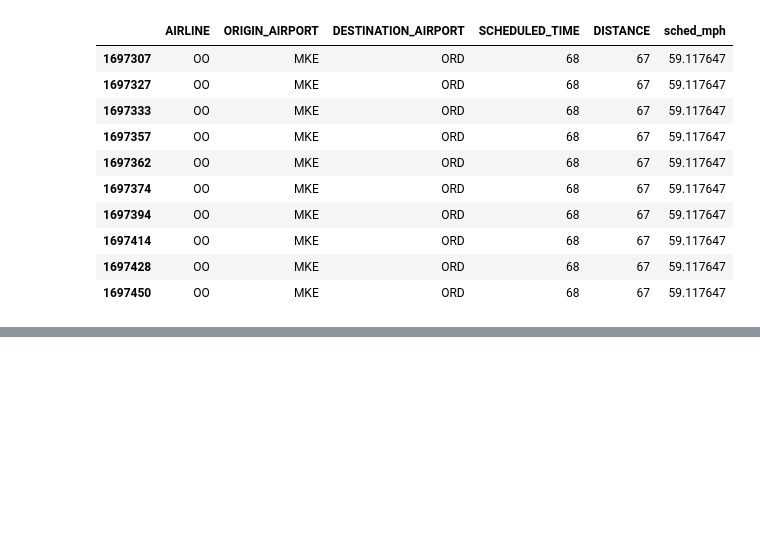
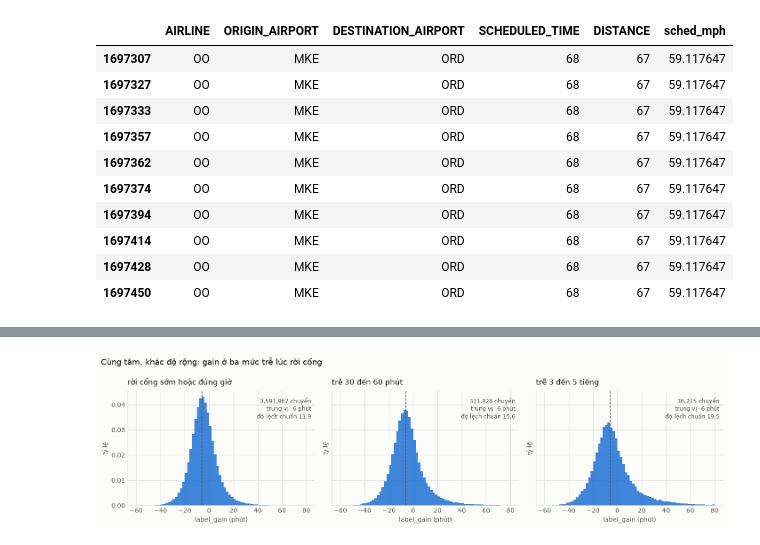
Before and after one commit to YN2TB/Supervised_learning_pipeline_spark, a Jupyter notebook: notebooks/feature_distributions.ipynb, the cells around one changed output, grey strips where cells are left out. Cells and saved outputs as stored; diff of their text form; code cells hidden in the pictures; blank space fills up the shorter version.

```diff
--- a/notebooks/feature_distributions.ipynb
+++ b/notebooks/feature_distributions.ipynb
@@ -276 +313,17 @@ label_gain < -60: 278   < -120: 1   > 180: 36
+# %%
+bands = [("rời cổng sớm hoặc đúng giờ", d["DEPARTURE_DELAY"] <= 0),
+         ("trễ 30 đến 60 phút", d["DEPARTURE_DELAY"].between(31, 60)),
+         ("trễ 3 đến 5 tiếng", d["DEPARTURE_DELAY"].between(181, 300))]
+fig, axes = plt.subplots(1, 3, figsize=(13, 3.6), sharex=True, sharey=True)
+for ax, (name, mask) in zip(axes, bands):
+    v = d.loc[mask, "label_gain"]
+    ax.hist(v[(v >= -60) & (v <= 80)], bins=70, density=True, color=BLUE, alpha=0.9)
+    ax.axvline(v.median(), color=INK_2, linestyle="--", linewidth=1)
+    ax.text(0.98, 0.95, f"{len(v):,} chuyến\ntrung vị {v.median():.0f} phút\nđộ lệch chuẩn {v.std():.1f}",
+            transform=ax.transAxes, ha="right", va="top", fontsize=8.5, color=INK_2)
+    _style(ax, "label_gain (phút)", "tỷ lệ", name)
+fig.suptitle("Cùng tâm, khác độ rộng: gain ở ba mức trễ lúc rời cổng", x=0.01, ha="left", color=INK, fontsize=12)
+fig.tight_layout(); plt.show()
+# %% [output]
+[figure, added]
 # %% [markdown]
```
Also changed, not shown: parts of 3 cells of this notebook, 3 other files.
